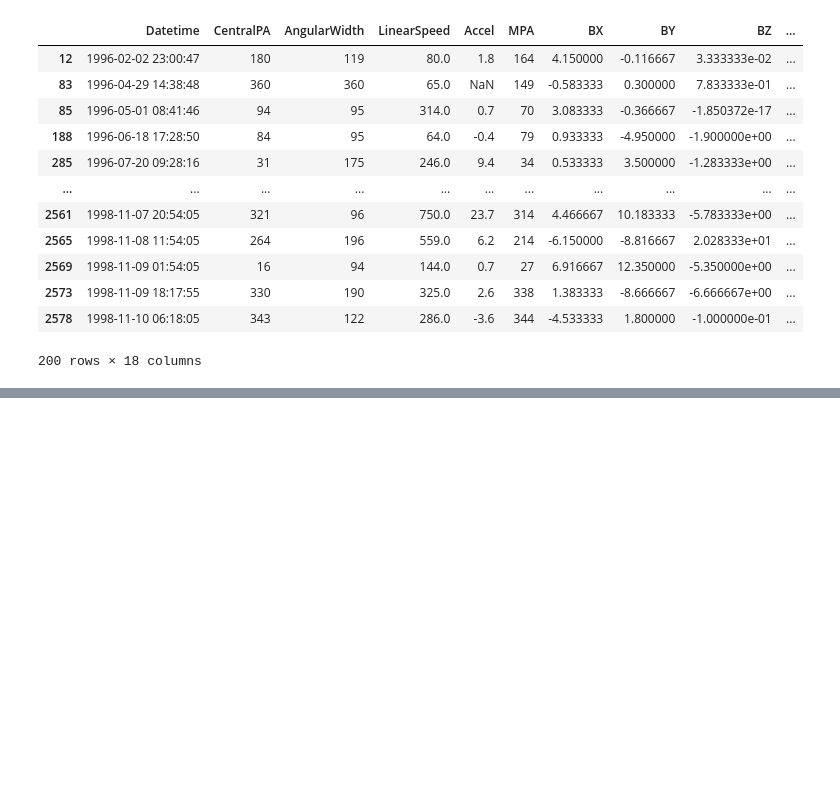
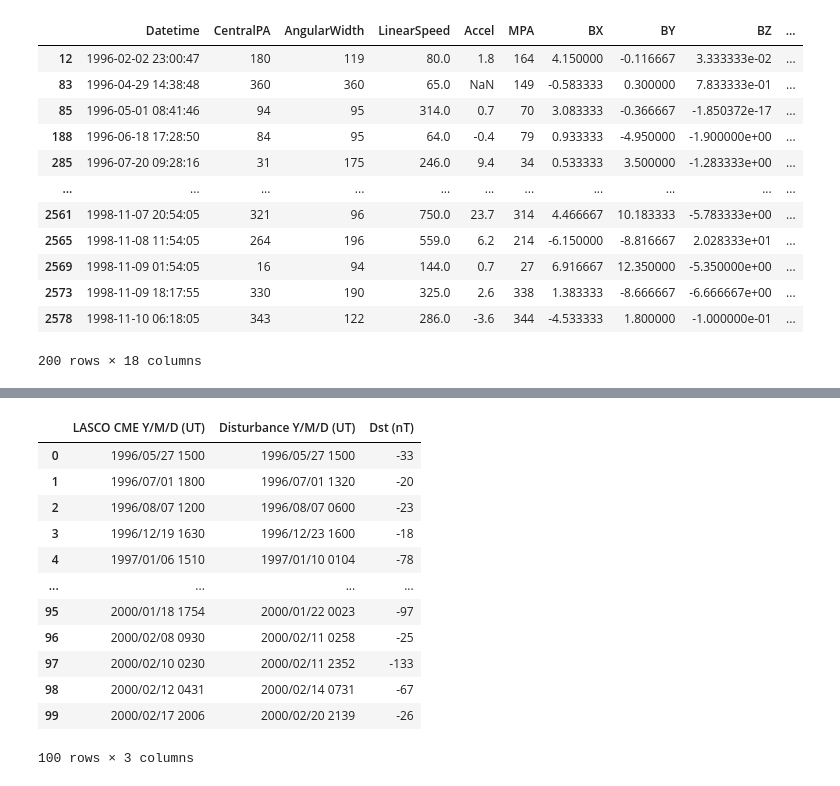
Before and after one commit to yusufmspahi/IBM-Z-Datathon-2024, a Jupyter notebook: data_preprocessing.ipynb, the cells around one changed output, grey strips where cells are left out. Saved outputs shown, nothing was run; the diff lists cells and outputs as text; code cells hidden in the pictures; blank space fills up the shorter version.

```diff
--- a/data_preprocessing.ipynb
+++ b/data_preprocessing.ipynb
@@ -278,0 +294,3 @@ memory usage: 871.8 KB
+# %%
+cane_df = pd.read_csv(cane_file_path)
+cane_df.info()
@@ -278,0 +308,16 @@ memory usage: 871.8 KB
+# %%
+cane_df.head(100)
+# %% [output]
+|  | LASCO CME Y/M/D (UT) | Disturbance Y/M/D (UT) | Dst (nT) |
+| 0 | 1996/05/27 1500 | 1996/05/27 1500 | -33 |
+| 1 | 1996/07/01 1800 | 1996/07/01 1320 | -20 |
+| 2 | 1996/08/07 1200 | 1996/08/07 0600 | -23 |
+| 3 | 1996/12/19 1630 | 1996/12/23 1600 | -18 |
+| 4 | 1997/01/06 1510 | 1997/01/10 0104 | -78 |
+| ... | ... | ... | ... |
+| 95 | 2000/01/18 1754 | 2000/01/22 0023 | -97 |
+| 96 | 2000/02/08 0930 | 2000/02/11 0258 | -25 |
+| 97 | 2000/02/10 0230 | 2000/02/11 2352 | -133 |
+| 98 | 2000/02/12 0431 | 2000/02/14 0731 | -67 |
+| 99 | 2000/02/17 2006 | 2000/02/20 2139 | -26 |
+100 rows × 3 columns
```
Also changed, not shown: parts of 29 cells of this notebook, 8 other files.
